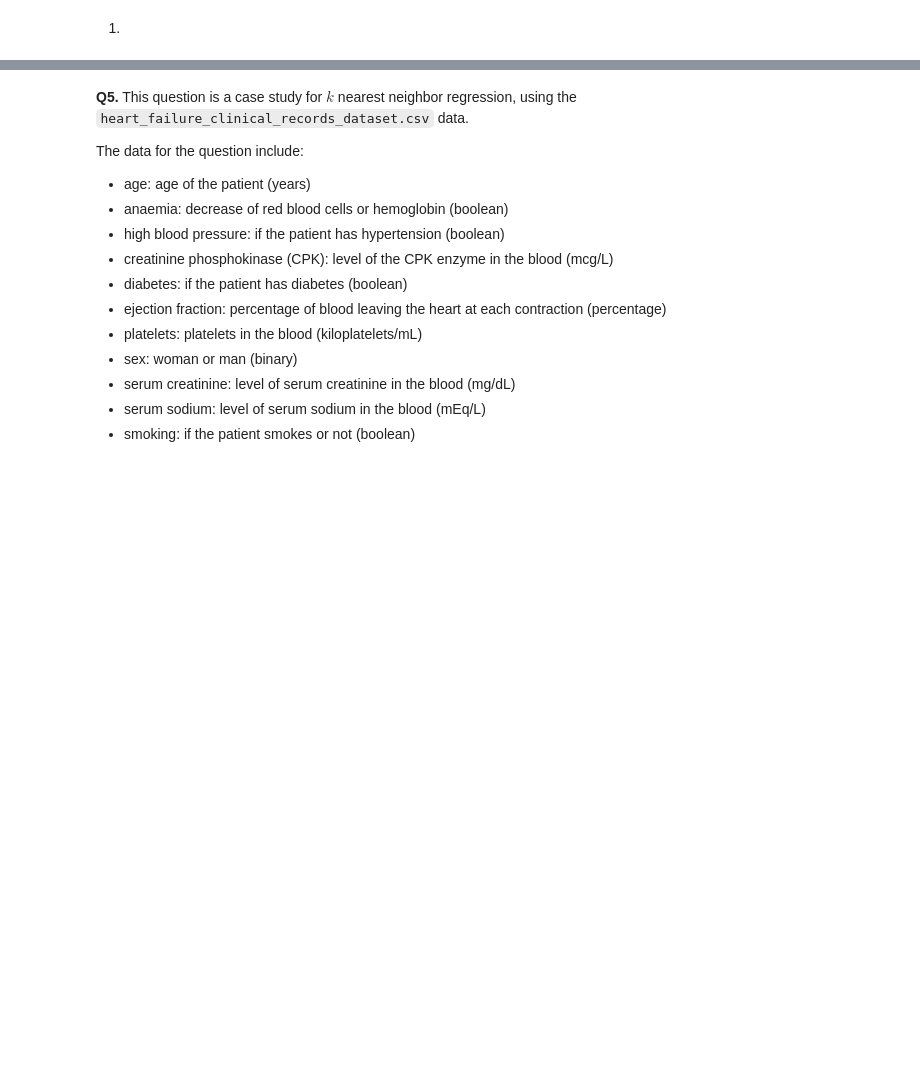
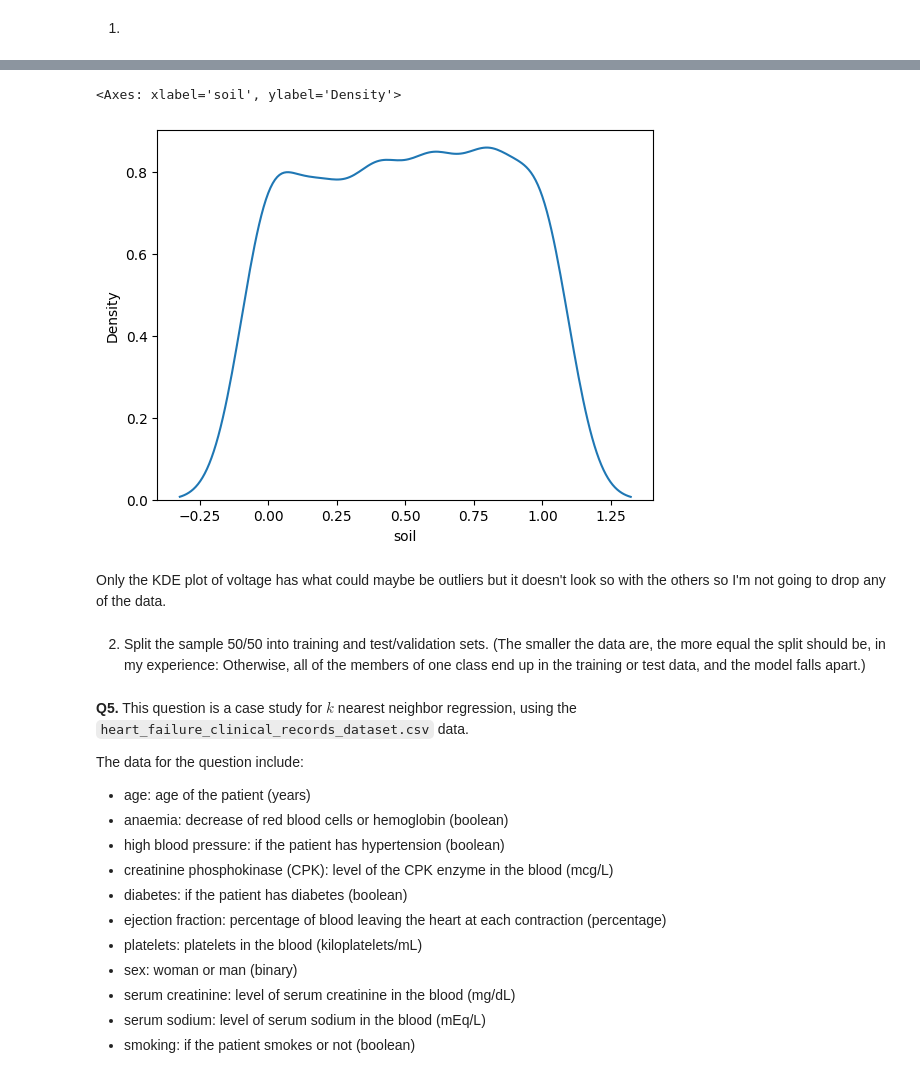
Before and after one commit to aileenkent/knn, a Jupyter notebook: assignment/assignment_knn.ipynb, the cells around one changed output, grey strips where cells are left out. Drawn from its saved outputs; the diff is of its cells as text; code cells hidden in the pictures; blank space fills up the shorter version.

```diff
--- a/assignment/assignment_knn.ipynb
+++ b/assignment/assignment_knn.ipynb
@@ -75,0 +145,9 @@ The data consists of a label, `mine_type`, taking integer values 1 to 5, and thr
+# %%
+sns.kdeplot(data=mines_data, x='soil')
+# %% [output]
+<Axes: xlabel='soil', ylabel='Density'>
+[figure, added]
+# %% [markdown]
+Only the KDE plot of voltage has what could maybe be outliers but it doesn't look so with the others so I'm not going to drop any of the data.
+# %% [markdown]
+2. Split the sample 50/50 into training and test/validation sets. (The smaller the data are, the more equal the split should be, in my experience: Otherwise, all of the members of one class end up in the training or test data, and the model falls apart.)
```
Also changed, not shown: parts of 10 cells of this notebook.
